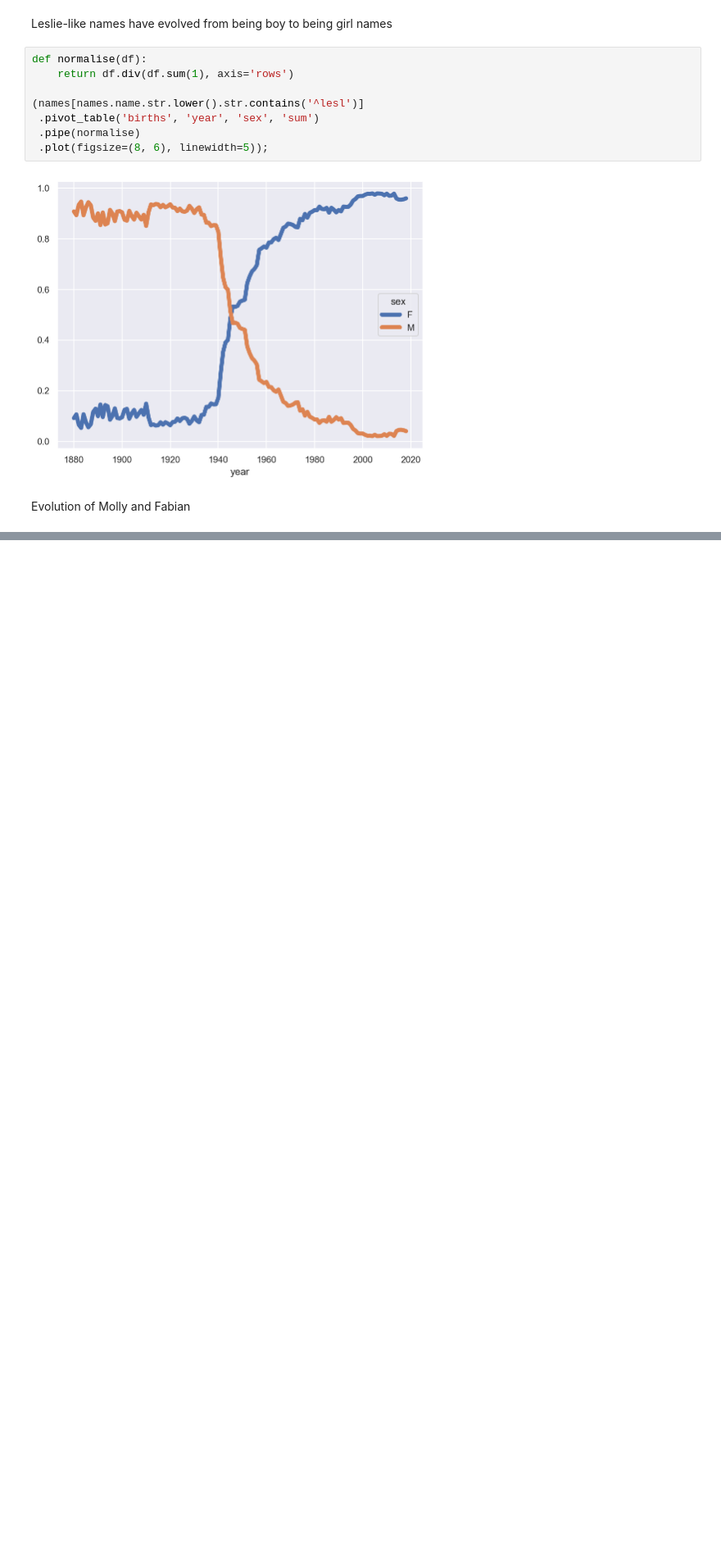
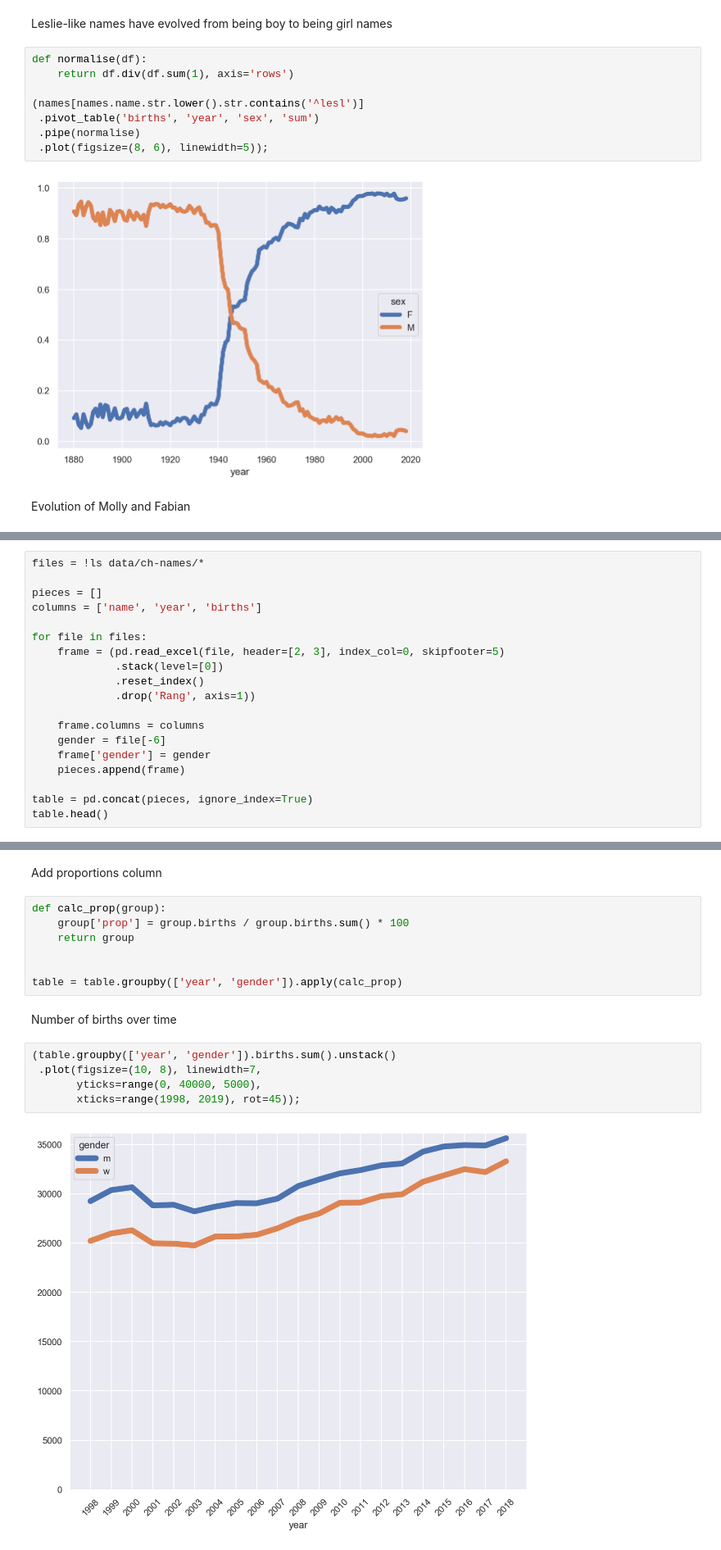
Before and after one commit to fabiangunzinger/learning, a Jupyter notebook: python-for-data-analysis/chap14-examples.ipynb, the cells around one changed output, grey strips where cells are left out. Shown at 82% size. Saved outputs shown, nothing was run; the diff lists cells and outputs as text; blank space fills up the shorter version.

```diff
--- a/python-for-data-analysis/chap14-examples.ipynb
+++ b/python-for-data-analysis/chap14-examples.ipynb
@@ -357,0 +380,19 @@ Evolution of Molly and Fabian
+# %%
+files = !ls data/ch-names/*
+
+pieces = []
+columns = ['name', 'year', 'births']
+
+for file in files:
+    frame = (pd.read_excel(file, header=[2, 3], index_col=0, skipfooter=5)
+             .stack(level=[0])
+             .reset_index()
+             .drop('Rang', axis=1))
+
+    frame.columns = columns
+    gender = file[-6]
+    frame['gender'] = gender
+    pieces.append(frame)
+
+table = pd.concat(pieces, ignore_index=True)
+table.head()
@@ -357,0 +406,18 @@ Evolution of Molly and Fabian
+# %% [markdown]
+Add proportions column
+# %%
+def calc_prop(group):
+    group['prop'] = group.births / group.births.sum() * 100
+    return group
+
+
+table = table.groupby(['year', 'gender']).apply(calc_prop)
+# %% [markdown]
+Number of births over time
+# %%
+(table.groupby(['year', 'gender']).births.sum().unstack()
+ .plot(figsize=(10, 8), linewidth=7,
+       yticks=range(0, 40000, 5000),
+       xticks=range(1998, 2019), rot=45));
+# %% [output]
+[figure, added]
```
Also changed, not shown: parts of 10 cells of this notebook, 4 other files.
